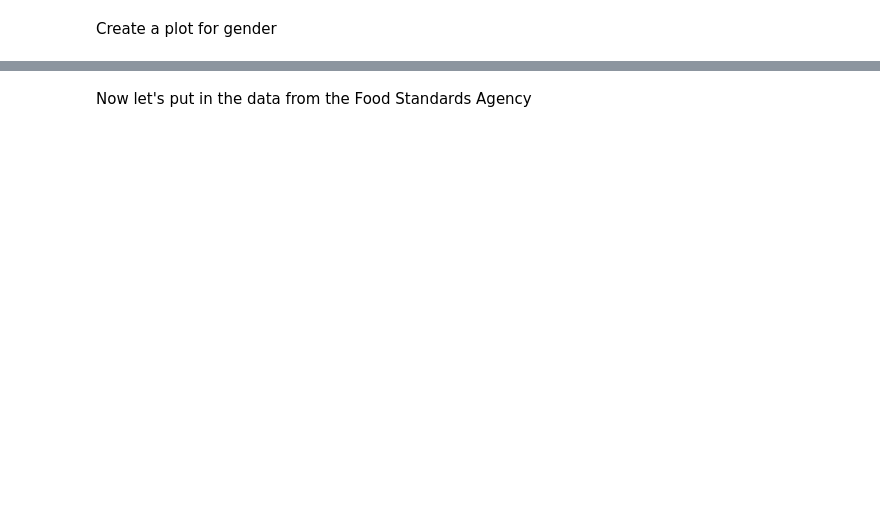
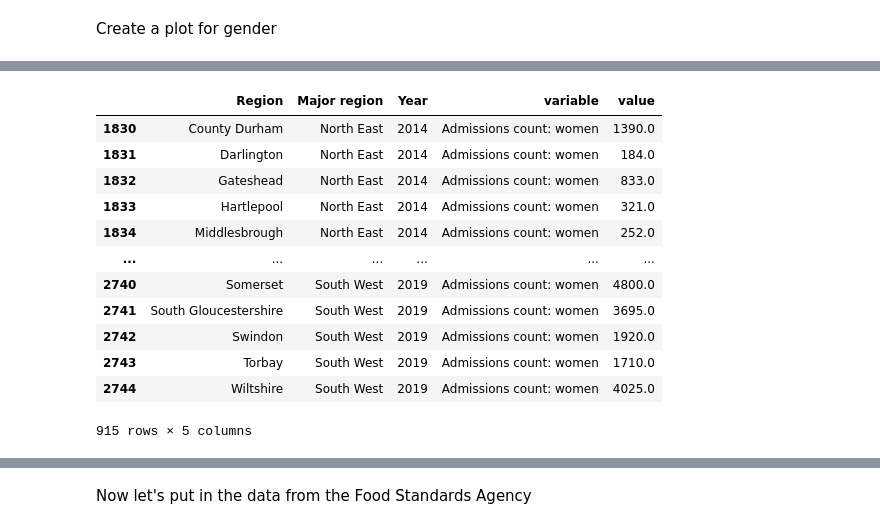
Before and after one commit to elksie5000/obesity, a Jupyter notebook: obesity_local.ipynb, the cells around one changed output, grey strips where cells are left out. Saved outputs shown, nothing was run; the diff lists cells and outputs as text; code cells hidden in the pictures; blank space fills up the shorter version.

```diff
--- a/obesity_local.ipynb
+++ b/obesity_local.ipynb
@@ -312,3 +376,7 @@ melted_df[melted_df['Region'] == "England"]
 filtered_df = melted_df
 # %% [markdown]
 Create a plot for gender
+# %%
+women_df = melted_df[melted_df['variable'] == 'Admissions count: women']
+men_df = melted_df[melted_df['variable'] == 'Admissions count: men']
+women_df.groupby("Year")["value"].sum()
@@ -315,3 +392,19 @@ Create a plot for gender
+# %%
+women_df
+# %% [output]
+|  | Region | Major region | Year | variable | value |
+| 1830 | County Durham | North East | 2014 | Admissions count: women | 1390.0 |
+| 1831 | Darlington | North East | 2014 | Admissions count: women | 184.0 |
+| 1832 | Gateshead | North East | 2014 | Admissions count: women | 833.0 |
+| 1833 | Hartlepool | North East | 2014 | Admissions count: women | 321.0 |
+| 1834 | Middlesbrough | North East | 2014 | Admissions count: women | 252.0 |
+| ... | ... | ... | ... | ... | ... |
+| 2740 | Somerset | South West | 2019 | Admissions count: women | 4800.0 |
+| 2741 | South Gloucestershire | South West | 2019 | Admissions count: women | 3695.0 |
+| 2742 | Swindon | South West | 2019 | Admissions count: women | 1920.0 |
+| 2743 | Torbay | South West | 2019 | Admissions count: women | 1710.0 |
+| 2744 | Wiltshire | South West | 2019 | Admissions count: women | 4025.0 |
+915 rows × 5 columns
 # %%
 women_df = melted_df[melted_df['variable'] == 'Admissions count: women']
 men_df = melted_df[melted_df['variable'] == 'Admissions count: men']
```
Also changed, not shown: parts of 32 cells of this notebook, 6 other files.
